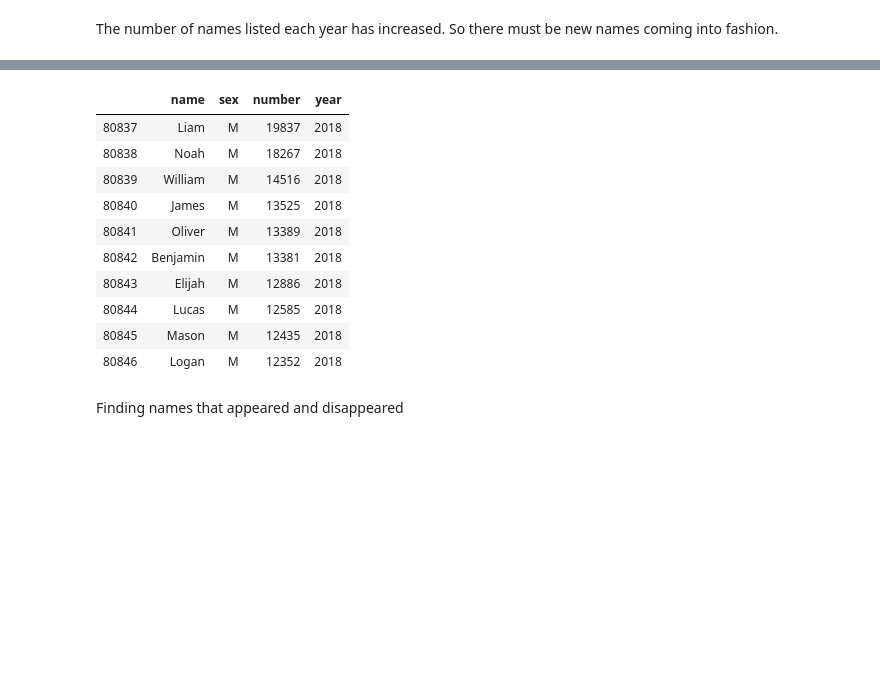
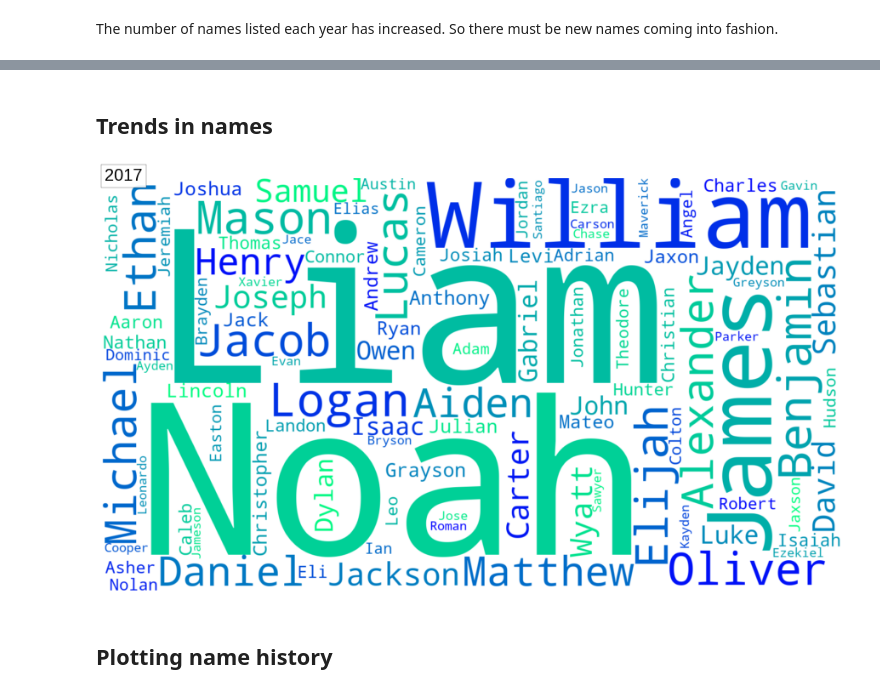
Before and after one commit to danj7/popular_baby_names, a Jupyter notebook: Baby Names - Names coming and going.ipynb, the cells around one changed output, grey strips where cells are left out. Drawn from its saved outputs; the diff is of its cells as text; code cells hidden in the pictures; blank space fills up the shorter version.

```diff
--- a/Baby Names - Names coming and going.ipynb
+++ b/Baby Names - Names coming and going.ipynb
@@ -55,41 +61,33 @@ The number of names listed each year has increased. So there must be new names c
-# %%
-names.sort_values(['sex', 'year', 'number'], ascending=False).head(10)
-# %% [output]
-|  | name | sex | number | year |
-| 80837 | Liam | M | 19837 | 2018 |
-| 80838 | Noah | M | 18267 | 2018 |
-| 80839 | William | M | 14516 | 2018 |
-| 80840 | James | M | 13525 | 2018 |
-| 80841 | Oliver | M | 13389 | 2018 |
-| 80842 | Benjamin | M | 13381 | 2018 |
-| 80843 | Elijah | M | 12886 | 2018 |
-| 80844 | Lucas | M | 12585 | 2018 |
-| 80845 | Mason | M | 12435 | 2018 |
-| 80846 | Logan | M | 12352 | 2018 |
+# %% [markdown]
+## Trends in names
 # %%
 # Making wordclouds of top 100 names per year
 
+colormaps = {'M':'winter', 'F':'spring'}
+figwidth = 16 #inches
+figheight = 9 #inches
+yearsrange = range(names.year.min(), names.year.max())
+
+# creating figure to be saved
+fig = plt.figure(figsize=(figwidth,figheight))
+_ = plt.axis("off")
+
 for s in ['M', 'F']:
     images = []
-    fig = plt.figure(figsize=(16,9))
-    _ = plt.axis("off")
-    yearsrange = range(names.year.min(), names.year.max())
-
     for yr in yearsrange:
-        tempM = names[['name', 'number']][
-            np.logical_and(names.sex=='M', names.year==yr)
-        ].sort_values(['number'], ascending=False)
+        # save a temporary dataframe of names and numbers per sex, per year
+        tempM = names[['name', 'number']][np.logical_and(names.sex==s, names.year==yr)].sort_values(['number', 'name'],
+                                                                                                    ascending=False)
+        # extract the bottom 100 names in popularity
         tempM = tempM.to_numpy()[:100]
-        counts = tempM[:,1] / tempM[:,1].min()
-        tempM[:,1] = counts.astype(int)
-        wordcloud = WordCloud(background_color="white")
+        # create wordcloud object
+        wordcloud = WordCloud(background_color="white", width=figwidth*100, height=figheight*100, colormap=colormaps[s])
         wordcloud = wordcloud.generate_from_frequencies(dict(tempM))
         plt_im = plt.imshow(wordcloud, interpolation="bilinear")
-        plt_txt = plt.text(5, 5, str(yr), color='black', fontsize=20,
-                          bbox=dict(facecolor='white', alpha=0.9))
+        plt_txt = plt.text(5, 5, str(yr), color='black', fontsize=20, bbox=dict(facecolor='white', alpha=0.9))
         images.append([plt_im, plt_txt])
-
     animation = anim.ArtistAnimation(fig, images)
     animation.save('top100{}names.gif'.format(s), writer='imagemagick', fps=4)
+    animation.save('top100{}names.mp4'.format(s), writer='ffmpeg', fps=4)
+# %% [output]
+[figure, added]
-# %% [markdown]
-Finding names that appeared and disappeared
@@ -98,0 +94,2 @@ namesM.head()
+# %% [markdown]
+## Plotting name history
```
Also changed, not shown: parts of 27 cells of this notebook, 4 other files.
